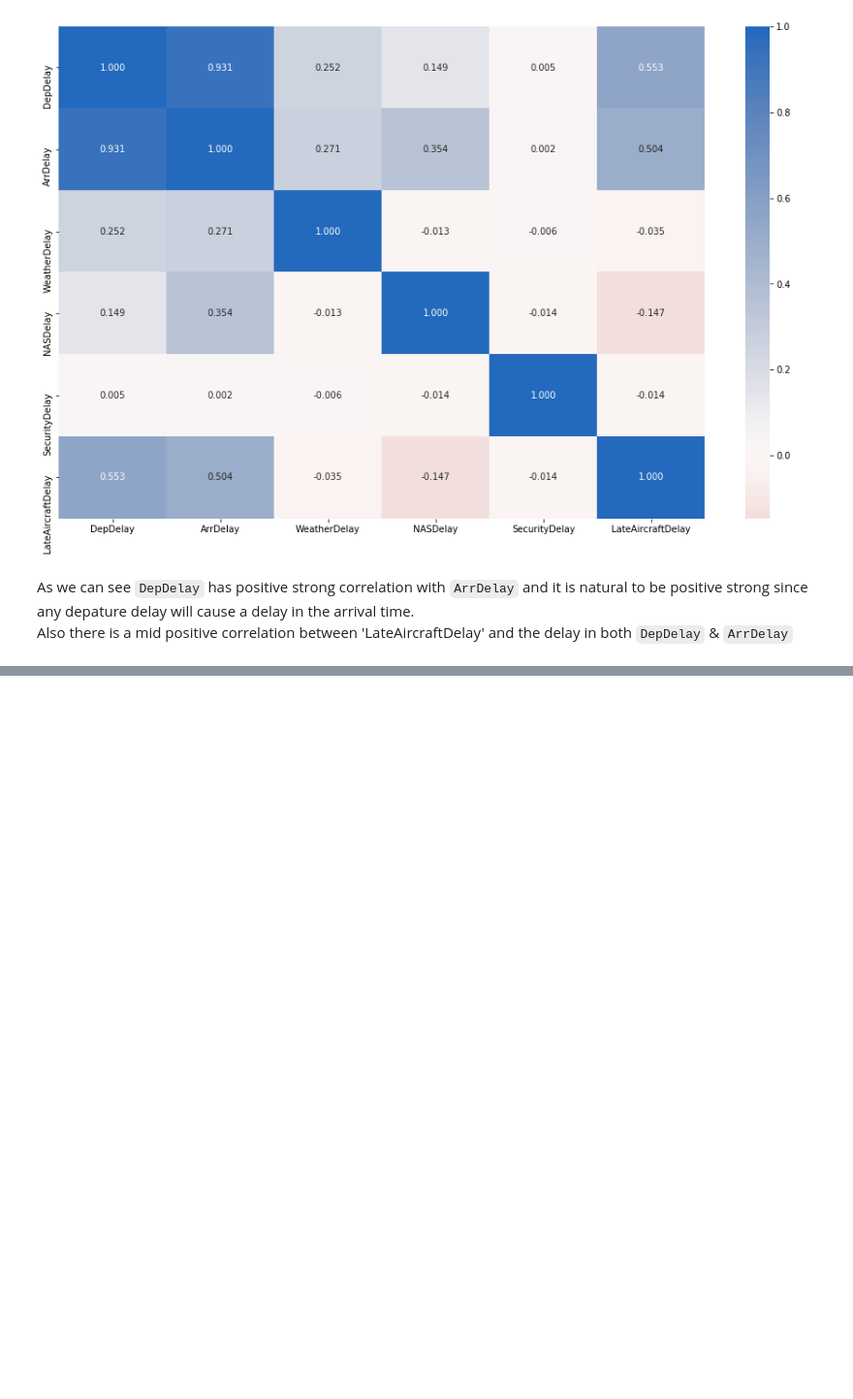
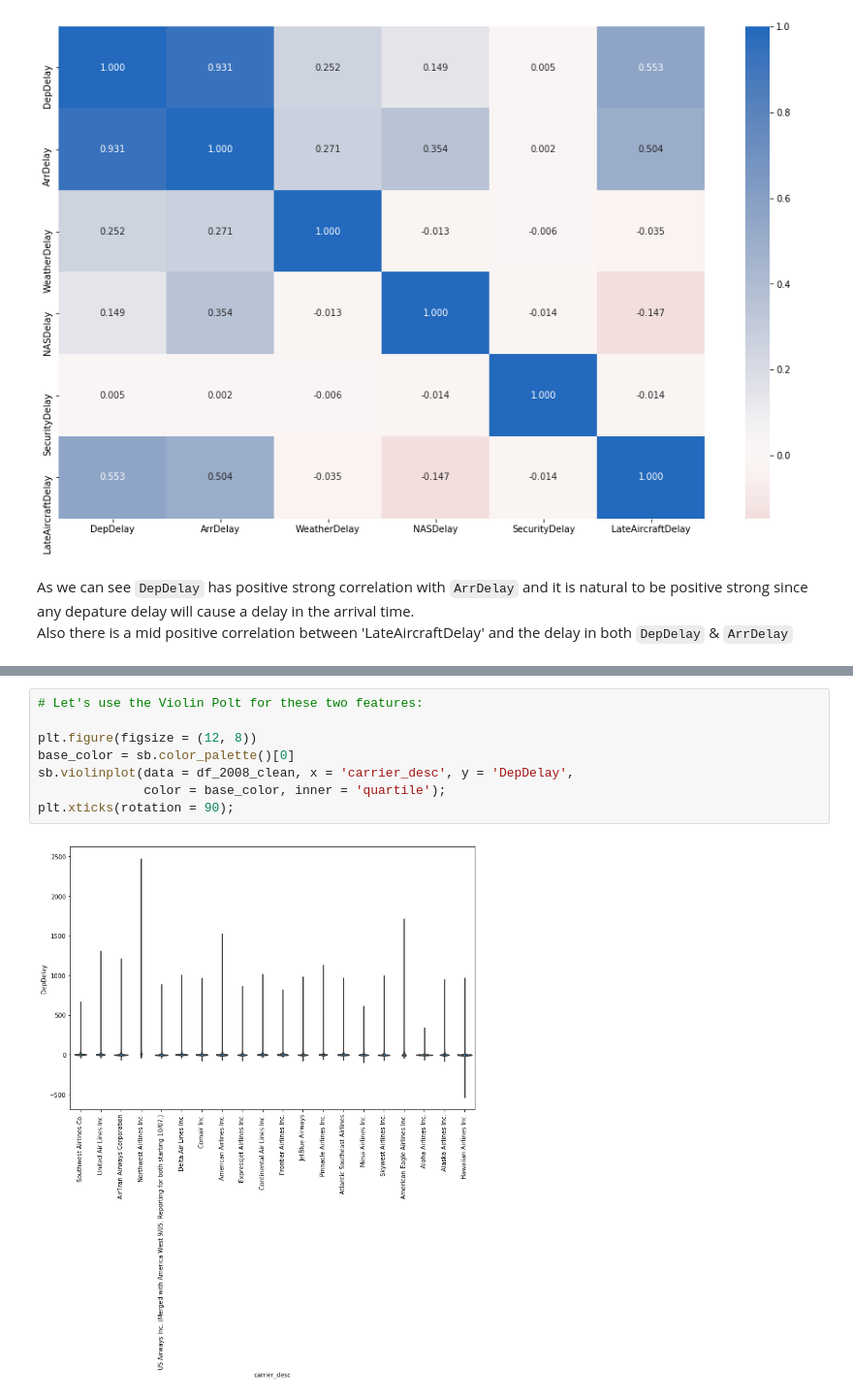
Before and after one commit to iRaied/UDACITY_Project_5.2_Flights, a Jupyter notebook: Flights.ipynb, the cells around one changed output, grey strips where cells are left out. Shown at 97% size. Cells and saved outputs as stored; diff of their text form; blank space fills up the shorter version.

```diff
--- a/Flights.ipynb
+++ b/Flights.ipynb
@@ -942,0 +942,10 @@ While the **best** one is :
+# %%
+# Let's use the Violin Polt for these two features:
+
+plt.figure(figsize = (12, 8))
+base_color = sb.color_palette()[0]
+sb.violinplot(data = df_2008_clean, x = 'carrier_desc', y = 'DepDelay',
+              color = base_color, inner = 'quartile');
+plt.xticks(rotation = 90);
+# %% [output]
+[figure, added]
```
Also changed, not shown: parts of 7 cells of this notebook.
